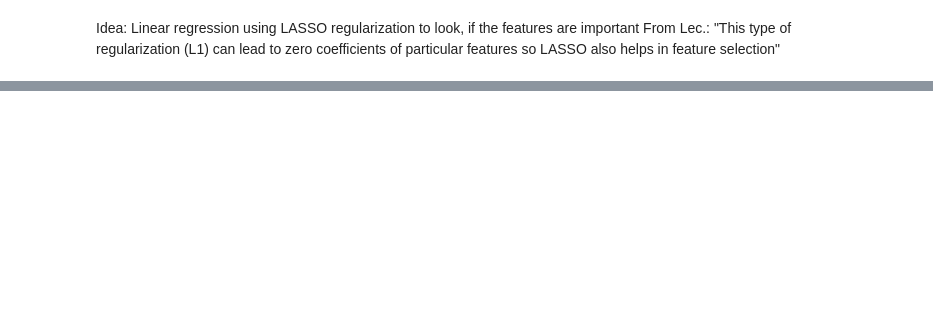
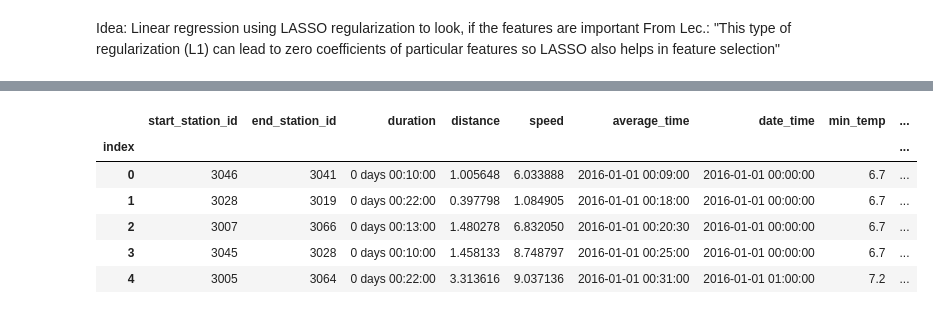
Before and after one commit to Jerematix/dataflow, a Jupyter notebook: notebooks/predictive_analytics/Features.ipynb, the cells around one changed output, grey strips where cells are left out. Cells and saved outputs as stored; diff of their text form; code cells hidden in the pictures; blank space fills up the shorter version.

```diff
--- a/notebooks/predictive_analytics/Features.ipynb
+++ b/notebooks/predictive_analytics/Features.ipynb
@@ -69,11 +206,18 @@ From Lec.: "This type of regularization (L1) can lead to zero coefficients of pa
 # %%
-#TRIED TO DROP COLUMNS FROM DF_BTC, BUT DIDN'T WORK..
-#=> WANT TO DROP UNIMPORTANT FEATURES AND CREATE NEW ONES TO TEST THEM LATER
+#WANT TO DROP UNIMPORTANT FEATURES AND CREATE NEW ONES TO TEST THEM LATER
+#As of now dropping value with high correlation and intuitively what could maybe be dropped - just a suggestion for now
 
-#columnsToDrop = ['start_time', 'end_time', 'start_station_id', 'end_station_id', 'bike_id', 'usertype', 'start_lat', 'start_lon', 'end_lat', 'end_lon']
-#df_btc.drop(columnsToDrop, axis=1, inplace=True)
+columnsToDrop = ['start_time', 'end_time', 'end_station_name', 'start_station_name', 'bike_id', 'user_type', 'start_lat', 'start_lon', 'end_lat', 'end_lon', 'max_temp']
 
-#columns = df_btc.columns.values
-#for x in columns:
-#    sns.distplot(bikesData[x], kde=True)
-#    plt.show()
+
+df_bike_trips.drop(columnsToDrop, axis=1, inplace=True)
+# %%
+df_bike_trips.head()
+# %% [output]
+|  | start_station_id | end_station_id | duration | distance | speed | average_time | date_time | min_temp | ... |
+| index |  |  |  |  |  |  |  |  | ... |
+| 0 | 3046 | 3041 | 0 days 00:10:00 | 1.005648 | 6.033888 | 2016-01-01 00:09:00 | 2016-01-01 00:00:00 | 6.7 | ... |
+| 1 | 3028 | 3019 | 0 days 00:22:00 | 0.397798 | 1.084905 | 2016-01-01 00:18:00 | 2016-01-01 00:00:00 | 6.7 | ... |
+| 2 | 3007 | 3066 | 0 days 00:13:00 | 1.480278 | 6.832050 | 2016-01-01 00:20:30 | 2016-01-01 00:00:00 | 6.7 | ... |
+| 3 | 3045 | 3028 | 0 days 00:10:00 | 1.458133 | 8.748797 | 2016-01-01 00:25:00 | 2016-01-01 00:00:00 | 6.7 | ... |
+| 4 | 3005 | 3064 | 0 days 00:22:00 | 3.313616 | 9.037136 | 2016-01-01 00:31:00 | 2016-01-01 01:00:00 | 7.2 | ... |
```
Also changed, not shown: parts of 24 cells of this notebook.
